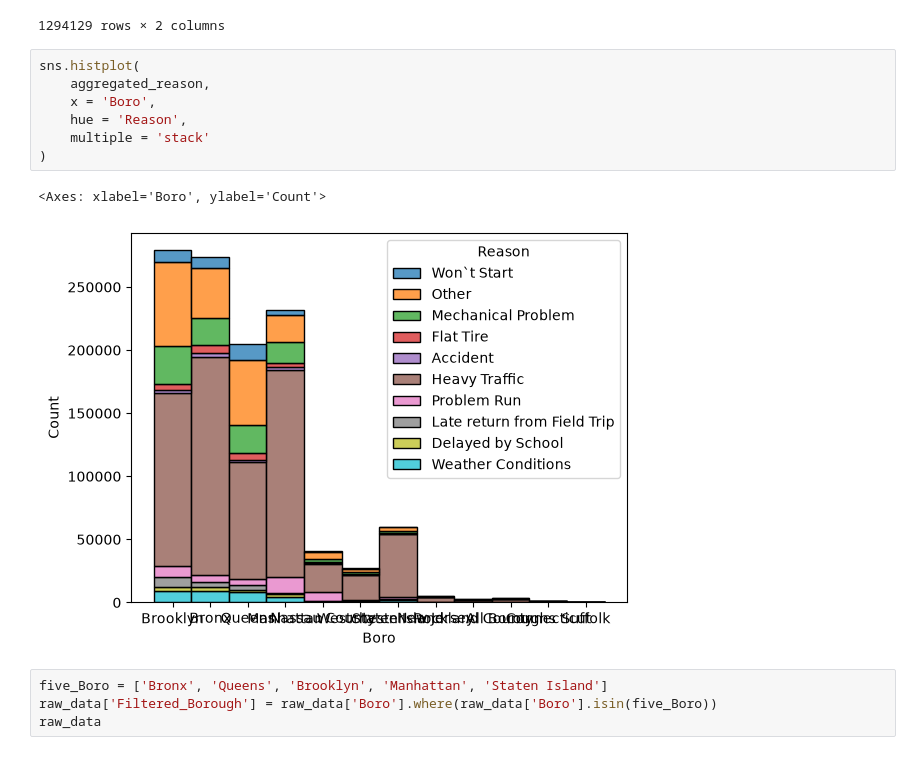
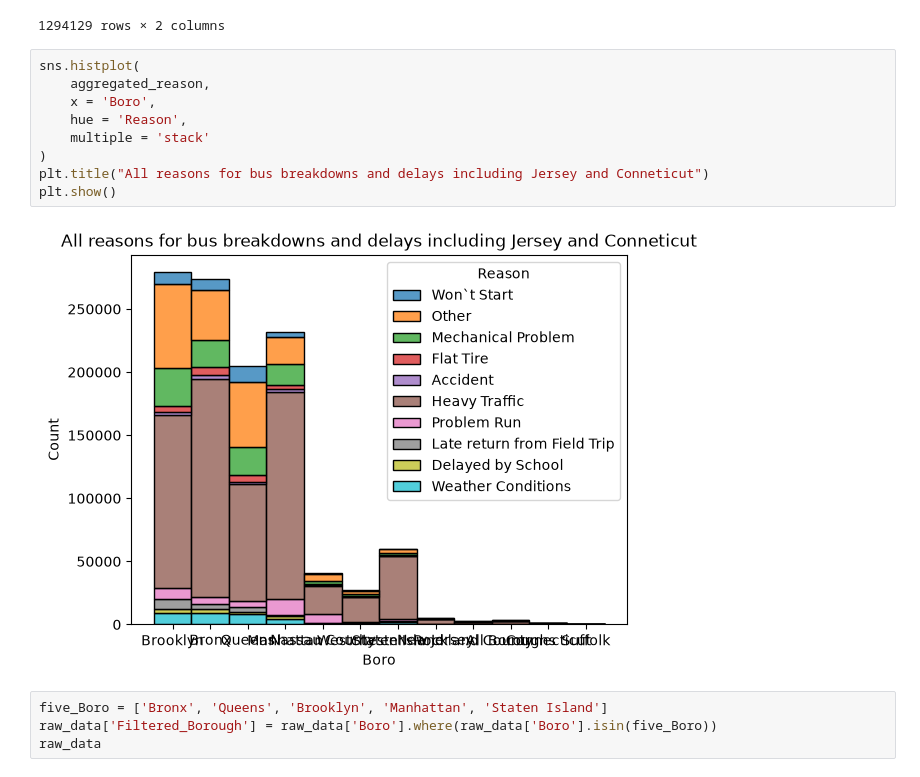
Before and after one commit to samnramos/bus-breakdown-and-delays-data, a Jupyter notebook: bus_breakdown.ipynb, the cells around one changed output. Cells and saved outputs as stored; diff of their text form.

```diff
--- a/bus_breakdown.ipynb
+++ b/bus_breakdown.ipynb
@@ -110,13 +110,14 @@ aggregated_reason
 # %%
 sns.histplot(
     aggregated_reason,
     x = 'Boro',
     hue = 'Reason',
     multiple = 'stack'
 )
+plt.title("All reasons for bus breakdowns and delays including Jersey and Conneticut")
+plt.show()
 # %% [output]
-<Axes: xlabel='Boro', ylabel='Count'>
-[figure, old version]
+[figure, new version]
 # %%
 five_Boro = ['Bronx', 'Queens', 'Brooklyn', 'Manhattan', 'Staten Island']
 raw_data['Filtered_Borough'] = raw_data['Boro'].where(raw_data['Boro'].isin(five_Boro))
```
Also changed, not shown: parts of 5 cells of this notebook.
